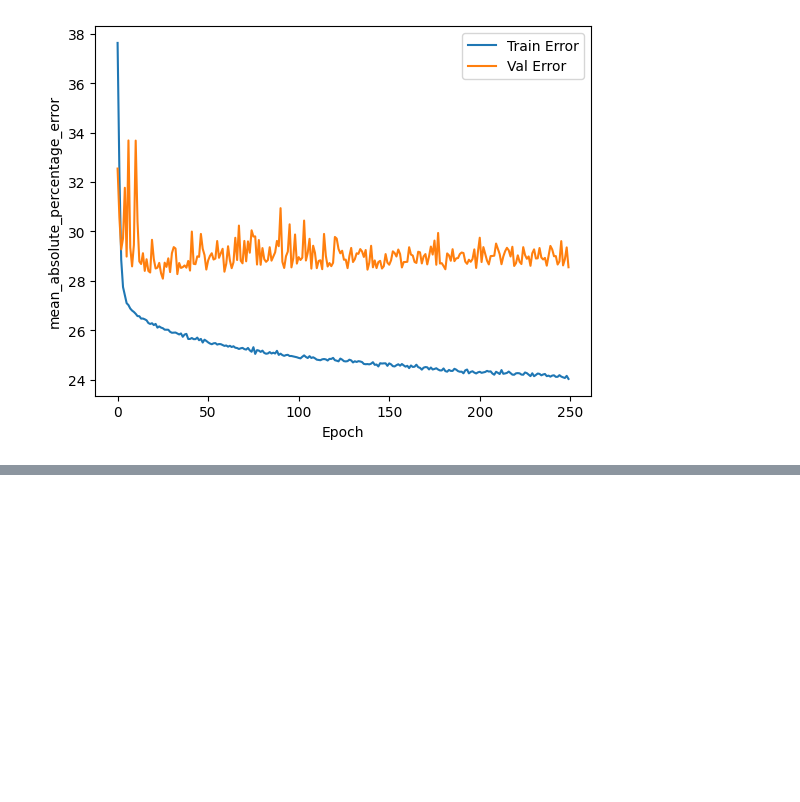
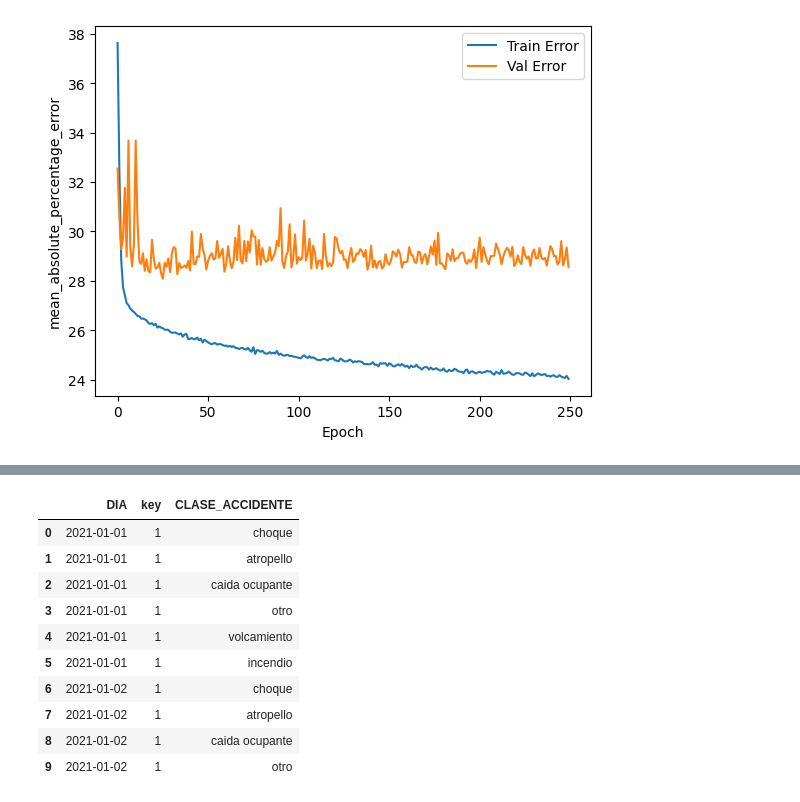
Before and after one commit to joscanoga/prediccion-de-incidentes-viales-en-la-ciudad-de-Medellin, a Jupyter notebook: notebookfinal.ipynb, the cells around one changed output, grey strips where cells are left out. Drawn from its saved outputs; the diff is of its cells as text; code cells hidden in the pictures; blank space fills up the shorter version.

```diff
--- a/notebookfinal.ipynb
+++ b/notebookfinal.ipynb
@@ -696,0 +666,18 @@ array([[4.6600733]], dtype=float32)
+# %%
+X_test_final["key"]=1
+clase_accidente=pd.DataFrame(train.CLASE_ACCIDENTE.unique(),columns=["CLASE_ACCIDENTE"])
+clase_accidente["key"]=1
+X_test_final=pd.merge(X_test_final, clase_accidente, on ='key')
+X_test_final.head(10)
+# %% [output]
+|  | DIA | key | CLASE_ACCIDENTE |
+| 0 | 2021-01-01 | 1 | choque |
+| 1 | 2021-01-01 | 1 | atropello |
+| 2 | 2021-01-01 | 1 | caida ocupante |
+| 3 | 2021-01-01 | 1 | otro |
+| 4 | 2021-01-01 | 1 | volcamiento |
+| 5 | 2021-01-01 | 1 | incendio |
+| 6 | 2021-01-02 | 1 | choque |
+| 7 | 2021-01-02 | 1 | atropello |
+| 8 | 2021-01-02 | 1 | caida ocupante |
+| 9 | 2021-01-02 | 1 | otro |
```
Also changed, not shown: parts of 31 cells of this notebook, 5 other files.
